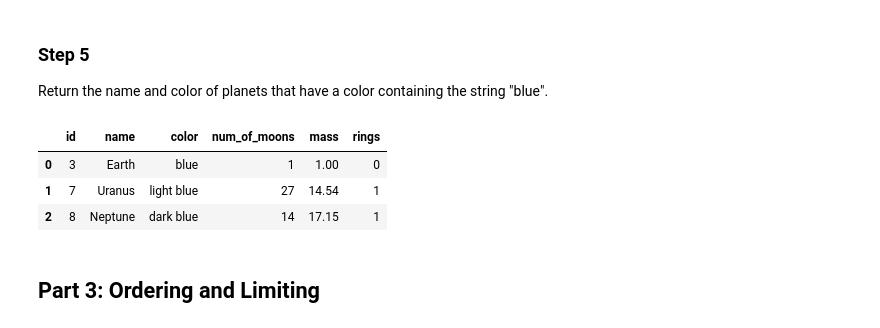
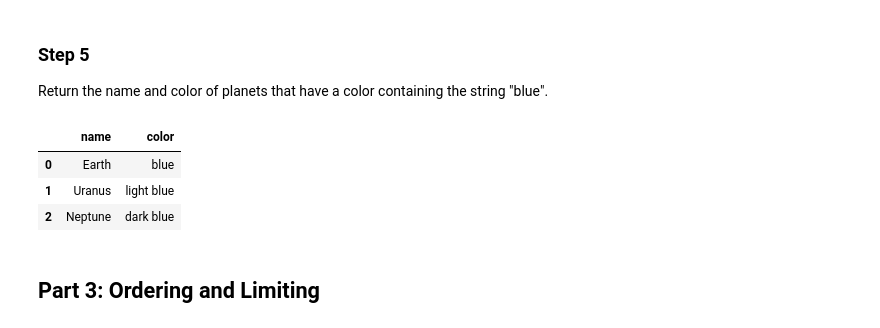
Before and after one commit to stevemosethegoat/DS_Course1_Week1_Module2_SQLQueries, a Jupyter notebook: SQLFilterOrderGroupLab.ipynb, the cells around one changed output. Cells and saved outputs as stored; diff of their text form; code cells hidden in the pictures.

```diff
--- a/SQLFilterOrderGroupLab.ipynb
+++ b/SQLFilterOrderGroupLab.ipynb
@@ -112,13 +114,17 @@ Return the name and color of planets that have a color containing the string "bl
 # %%
 # CodeGrade step5
 # Replace None with your code
-df_blue = pd.read_sql("""SELECT * FROM planets WHERE color LIKE '%blue%';""",conn1)
+df_blue = pd.read_sql("""
+    SELECT name, color
+    FROM planets
+    WHERE color LIKE '%blue%';
+""", conn1)
 df_blue
 # %% [output]
-|  | id | name | color | num_of_moons | mass | rings |
-| 0 | 3 | Earth | blue | 1 | 1.00 | 0 |
-| 1 | 7 | Uranus | light blue | 27 | 14.54 | 1 |
-| 2 | 8 | Neptune | dark blue | 14 | 17.15 | 1 |
+|  | name | color |
+| 0 | Earth | blue |
+| 1 | Uranus | light blue |
+| 2 | Neptune | dark blue |
 # %% [markdown]
 ## Part 3: Ordering and Limiting
 # %% [markdown]
```
Also changed, not shown: parts of 2 cells of this notebook, 1 other file.
